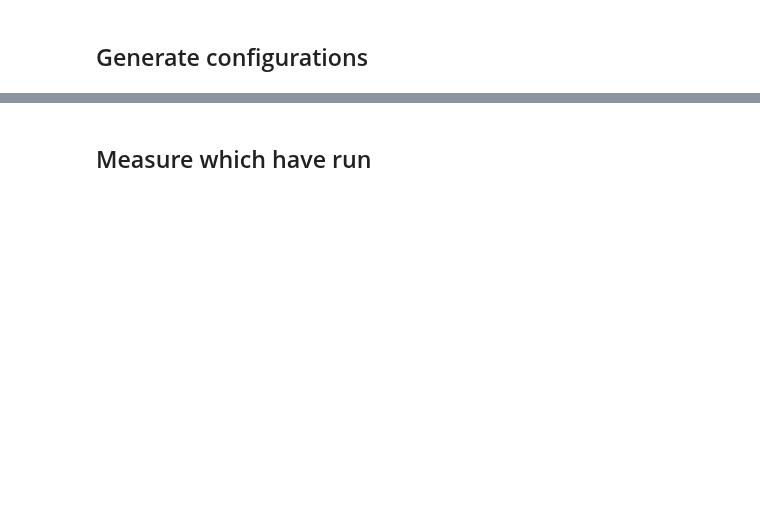
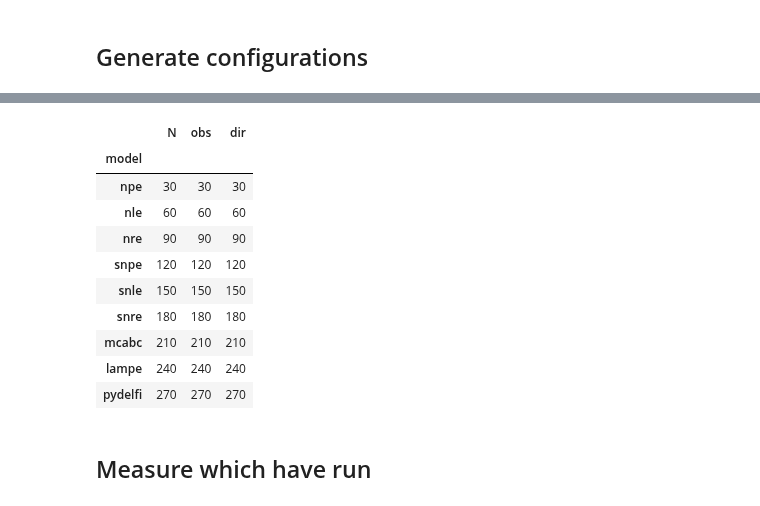
Before and after one commit to maho3/ltu-ili, a Jupyter notebook: paper/3_slcp/fig2b.ipynb, the cells around one changed output, grey strips where cells are left out. Cells and saved outputs as stored; diff of their text form; code cells hidden in the pictures; blank space fills up the shorter version.

```diff
--- a/paper/3_slcp/fig2b.ipynb
+++ b/paper/3_slcp/fig2b.ipynb
@@ -67,3 +69,17 @@ df
+# %%
+df.groupby(['model']).count().loc[model_names].cumsum()
+# %% [output]
+|  | N | obs | dir |
+| model |  |  |  |
+| npe | 30 | 30 | 30 |
+| nle | 60 | 60 | 60 |
+| nre | 90 | 90 | 90 |
+| snpe | 120 | 120 | 120 |
+| snle | 150 | 150 | 150 |
+| snre | 180 | 180 | 180 |
+| mcabc | 210 | 210 | 210 |
+| lampe | 240 | 240 | 240 |
+| pydelfi | 270 | 270 | 270 |
 # %% [markdown]
 ## Measure which have run
 # %%
```
Also changed, not shown: parts of 6 cells of this notebook, 6 other files.
